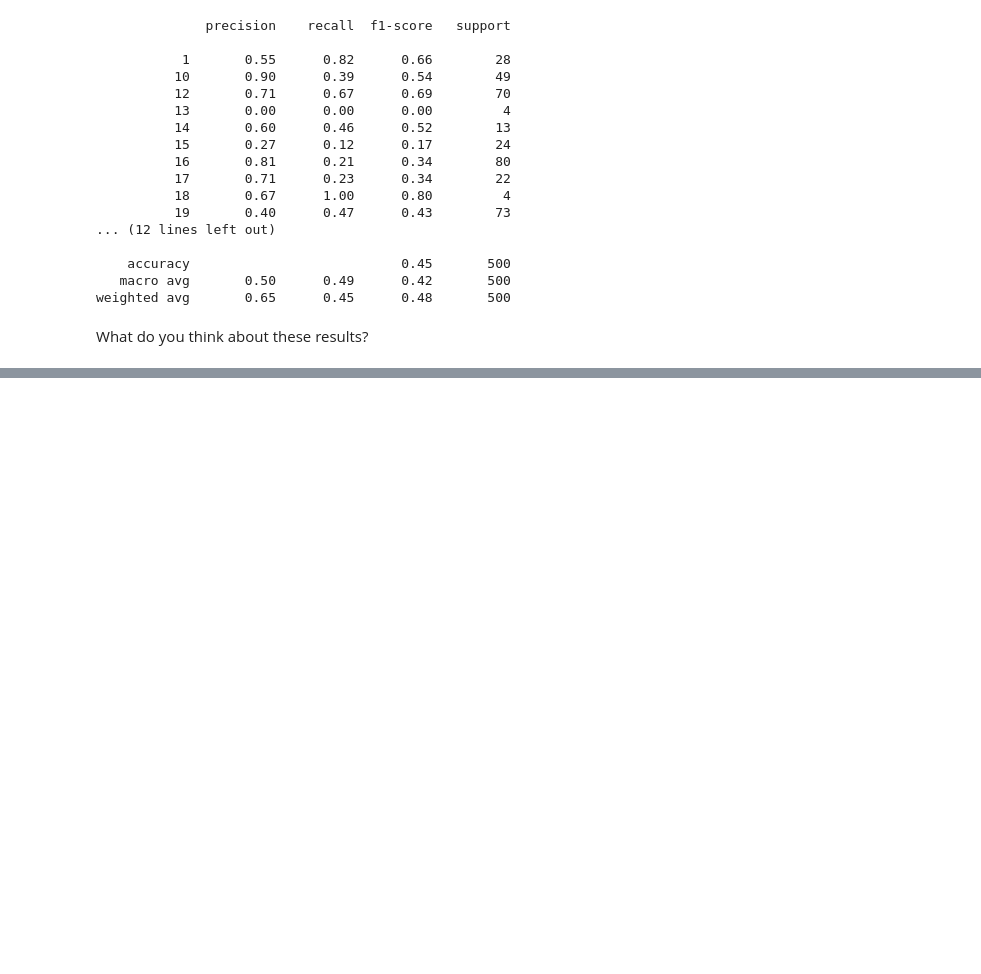
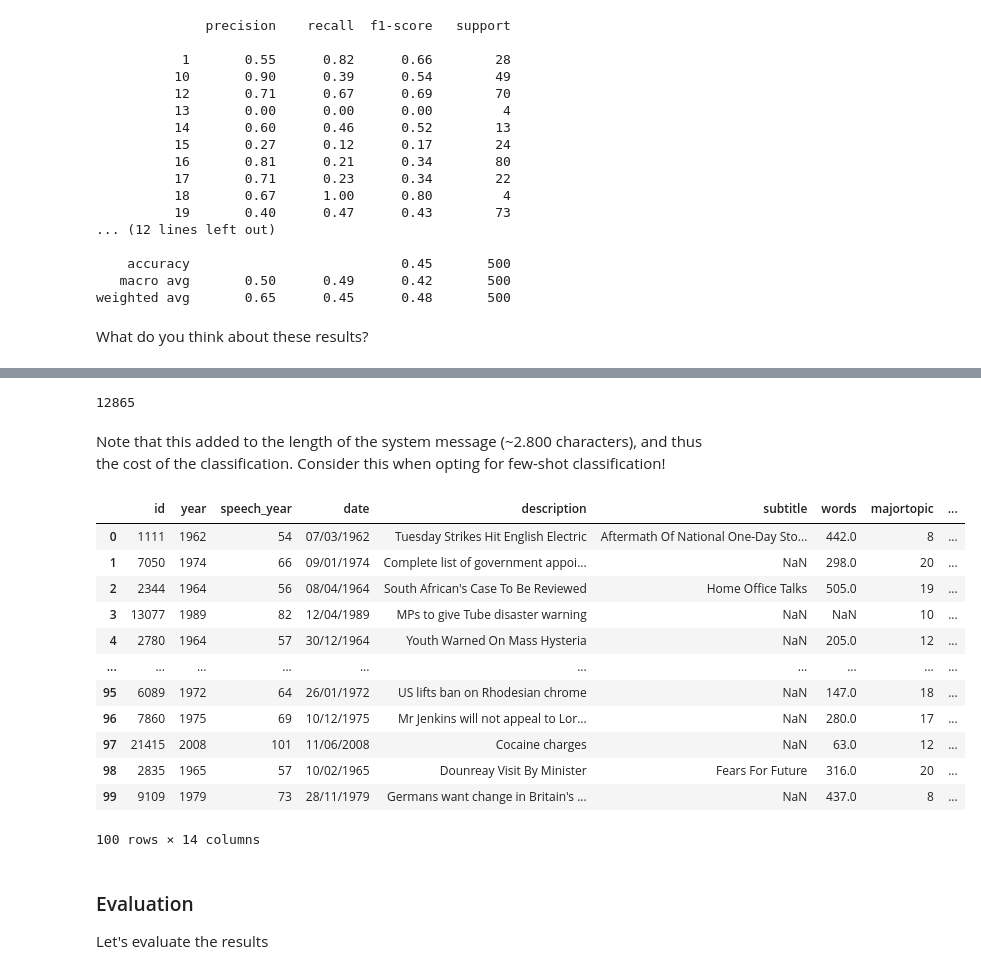
Before and after one commit to TimBMK/LLM-workshop-HI, a Jupyter notebook: 03-openAI.ipynb, the cells around one changed output, grey strips where cells are left out. Drawn from its saved outputs; the diff is of its cells as text; code cells hidden in the pictures; blank space fills up the shorter version.

```diff
--- a/03-openAI.ipynb
+++ b/03-openAI.ipynb
@@ -447,0 +486,26 @@ What do you think about these results?
+# %%
+# give the model some context for the task it is about to perform
+context = """
+You are a political scientist tasked with annotating documents into policy categories.
+The documents can be classified as one of the following numbered categories.
+A description of each category is following the ':' sign.
+You will be provided two examples for each category to help you make a decision. These are marked with "Examples:".
+"""
+
+# turn the CAP dictionary into a string
+labels_definitions = ""
+
+for label in cap_labels.keys():
+    examples = train_sample[train_sample['majortopic'] == label]['text'].values
+    labels_definitions += f'{label}:\n{cap_labels[label]}\nExamples: {examples}\n'
+
+# finally, the question we want the model to answer, including specific instructions for the output
+question = """
+Which policy category does this document belong to?
+Answer only with the number of the category, and only with a single category.
+"""
+
+# now we combine the parts into the system prompt
+system_message = f"{context}\n{labels_definitions}\n\n{question}"
+
+print(system_message)
@@ -447,0 +530,17 @@ What do you think about these results?
+# %%
+len(system_message)
+# %% [output]
+12865
+# %% [markdown]
+Note that this added to the length of the system message (~2.800 characters), and thus the cost of the classification. Consider this when opting for few-shot classification!
+# %%
+# Classify
+
+model = "gpt-4o-mini-2024-07-18"
+
+classification_results_fewshot = [classify_text(text,
+                                                system_message = system_message,
+                                                model = model,
+                                                logprobs = True,
+                                                top_logprobs=5, # number of alternative logprobs
+                                                max_tokens = 10) for text in uk_media_sample_fewshot['text']] # we're looping our function over the texts
@@ -447,0 +553,24 @@ What do you think about these results?
+# %%
+classification_results_fewshot_df = pd.concat([uk_media_sample_fewshot,
+                                       pd.DataFrame(classification_results_fewshot,
+                                                    columns = ['result', 'logprobs', 'top_logprobs'])],
+                                        axis = 1)
+classification_results_fewshot_df
+# %% [output]
+|  | id | year | speech_year | date | description | subtitle | words | majortopic | ... |
+| 0 | 1111 | 1962 | 54 | 07/03/1962 | Tuesday Strikes Hit English Electric | Aftermath Of National One-Day Sto... | 442.0 | 8 | ... |
+| 1 | 7050 | 1974 | 66 | 09/01/1974 | Complete list of government appoi... | NaN | 298.0 | 20 | ... |
+| 2 | 2344 | 1964 | 56 | 08/04/1964 | South African's Case To Be Reviewed | Home Office Talks | 505.0 | 19 | ... |
+| 3 | 13077 | 1989 | 82 | 12/04/1989 | MPs to give Tube disaster warning | NaN | NaN | 10 | ... |
+| 4 | 2780 | 1964 | 57 | 30/12/1964 | Youth Warned On Mass Hysteria | NaN | 205.0 | 12 | ... |
+| ... | ... | ... | ... | ... | ... | ... | ... | ... | ... |
+| 95 | 6089 | 1972 | 64 | 26/01/1972 | US lifts ban on Rhodesian chrome | NaN | 147.0 | 18 | ... |
+| 96 | 7860 | 1975 | 69 | 10/12/1975 | Mr Jenkins will not appeal to Lor... | NaN | 280.0 | 17 | ... |
+| 97 | 21415 | 2008 | 101 | 11/06/2008 | Cocaine charges | NaN | 63.0 | 12 | ... |
+| 98 | 2835 | 1965 | 57 | 10/02/1965 | Dounreay Visit By Minister | Fears For Future | 316.0 | 20 | ... |
+| 99 | 9109 | 1979 | 73 | 28/11/1979 | Germans want change in Britain's ... | NaN | 437.0 | 8 | ... |
+100 rows × 14 columns
+# %% [markdown]
+### Evaluation
+
+Let's evaluate the results
```
Also changed, not shown: parts of 11 cells of this notebook, 3 other files.
